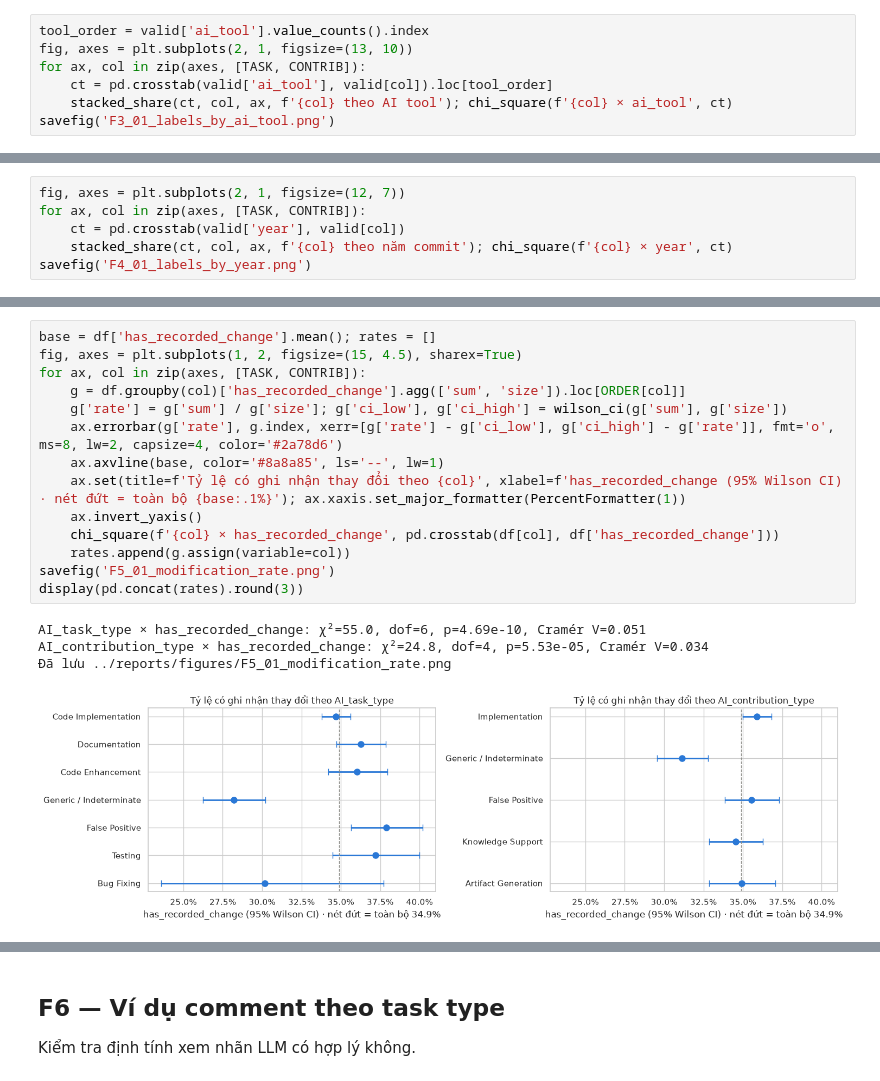
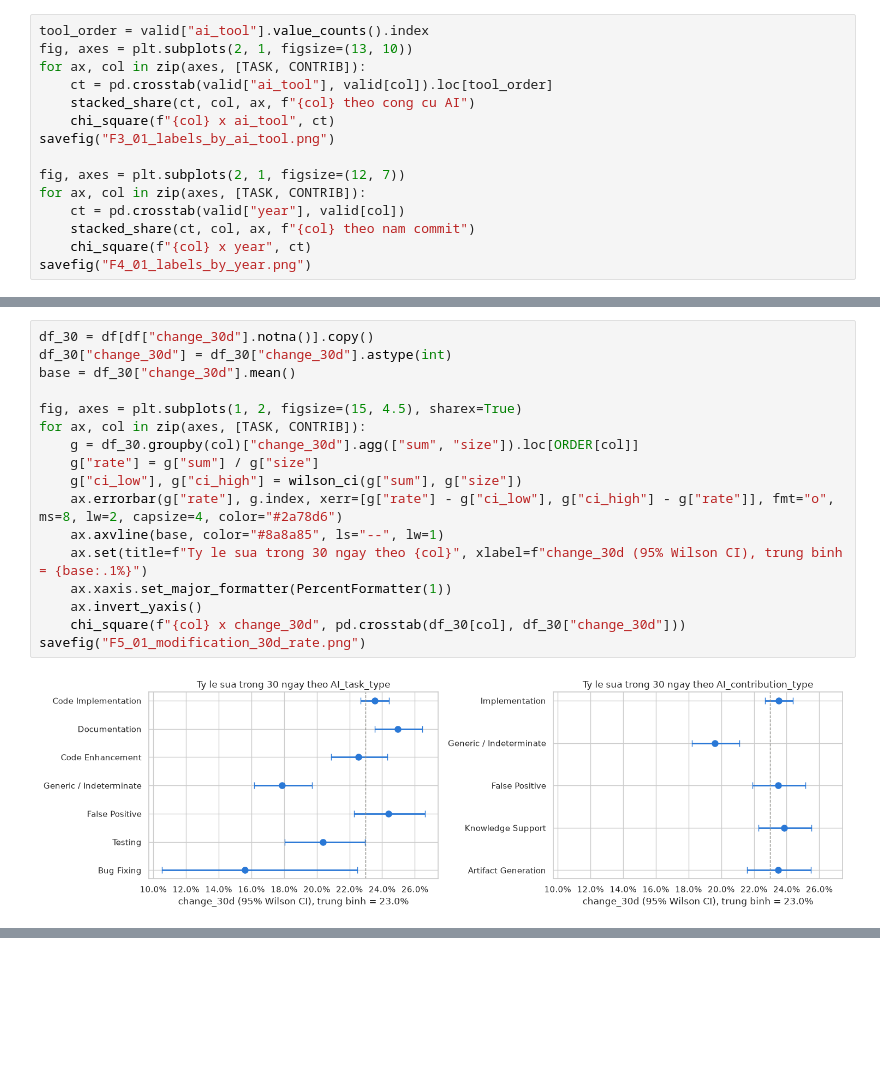
Before and after one commit to qtungnui07/Rise-in-AI-commits, a Jupyter notebook: notebooks/08_ai_task_contribution.ipynb, the cells around one changed output, grey strips where cells are left out. Cells and saved outputs as stored; diff of their text form; blank space fills up the shorter version.

```diff
--- a/notebooks/08_ai_task_contribution.ipynb
+++ b/notebooks/08_ai_task_contribution.ipynb
@@ -168,8 +138,16 @@ Chỉ dùng các dòng không bị gán `False Positive`. `ai_tool` lấy từ `
 # %%
-tool_order = valid['ai_tool'].value_counts().index
+tool_order = valid["ai_tool"].value_counts().index
 fig, axes = plt.subplots(2, 1, figsize=(13, 10))
 for ax, col in zip(axes, [TASK, CONTRIB]):
-    ct = pd.crosstab(valid['ai_tool'], valid[col]).loc[tool_order]
-    stacked_share(ct, col, ax, f'{col} theo AI tool'); chi_square(f'{col} × ai_tool', ct)
-savefig('F3_01_labels_by_ai_tool.png')
+    ct = pd.crosstab(valid["ai_tool"], valid[col]).loc[tool_order]
+    stacked_share(ct, col, ax, f"{col} theo cong cu AI")
+    chi_square(f"{col} x ai_tool", ct)
+savefig("F3_01_labels_by_ai_tool.png")
+
+fig, axes = plt.subplots(2, 1, figsize=(12, 7))
+for ax, col in zip(axes, [TASK, CONTRIB]):
+    ct = pd.crosstab(valid["year"], valid[col])
+    stacked_share(ct, col, ax, f"{col} theo nam commit")
+    chi_square(f"{col} x year", ct)
+savefig("F4_01_labels_by_year.png")
 # %% [output]
@@ -182,6 +155,0 @@ AI_contribution_type × ai_tool: χ²=1,653.7, dof=18, p=0.00e+00, Cramér V=0.1
-# %%
-fig, axes = plt.subplots(2, 1, figsize=(12, 7))
-for ax, col in zip(axes, [TASK, CONTRIB]):
-    ct = pd.crosstab(valid['year'], valid[col])
-    stacked_share(ct, col, ax, f'{col} theo năm commit'); chi_square(f'{col} × year', ct)
-savefig('F4_01_labels_by_year.png')
@@ -197,19 +160,19 @@ Outcome là `has_recorded_change` (khối code có ghi nhận lần thay đổi
 # %%
-base = df['has_recorded_change'].mean(); rates = []
+df_30 = df[df["change_30d"].notna()].copy()
+df_30["change_30d"] = df_30["change_30d"].astype(int)
+base = df_30["change_30d"].mean()
+
 fig, axes = plt.subplots(1, 2, figsize=(15, 4.5), sharex=True)
 for ax, col in zip(axes, [TASK, CONTRIB]):
-    g = df.groupby(col)['has_recorded_change'].agg(['sum', 'size']).loc[ORDER[col]]
-    g['rate'] = g['sum'] / g['size']; g['ci_low'], g['ci_high'] = wilson_ci(g['sum'], g['size'])
-    ax.errorbar(g['rate'], g.index, xerr=[g['rate'] - g['ci_low'], g['ci_high'] - g['rate']], fmt='o', ms=8, lw=2, capsize=4, color='#2a78d6')
-    ax.axvline(base, color='#8a8a85', ls='--', lw=1)
-    ax.set(title=f'Tỷ lệ có ghi nhận thay đổi theo {col}', xlabel=f'has_recorded_change (95% Wilson CI) · nét đứt = toàn bộ {base:.1%}'); ax.xaxis.set_major_formatter(PercentFormatter(1))
+    g = df_30.groupby(col)["change_30d"].agg(["sum", "size"]).loc[ORDER[col]]
+    g["rate"] = g["sum"] / g["size"]
+    g["ci_low"], g["ci_high"] = wilson_ci(g["sum"], g["size"])
+    ax.errorbar(g["rate"], g.index, xerr=[g["rate"] - g["ci_low"], g["ci_high"] - g["rate"]], fmt="o", ms=8, lw=2, capsize=4, color="#2a78d6")
+    ax.axvline(base, color="#8a8a85", ls="--", lw=1)
+    ax.set(title=f"Ty le sua trong 30 ngay theo {col}", xlabel=f"change_30d (95% Wilson CI), trung binh = {base:.1%}")
+    ax.xaxis.set_major_formatter(PercentFormatter(1))
     ax.invert_yaxis()
-    chi_square(f'{col} × has_recorded_change', pd.crosstab(df[col], df['has_recorded_change']))
-    rates.append(g.assign(variable=col))
-savefig('F5_01_modification_rate.png')
-display(pd.concat(rates).round(3))
+    chi_square(f"{col} x change_30d", pd.crosstab(df_30[col], df_30["change_30d"]))
+savefig("F5_01_modification_30d_rate.png")
 # %% [output]
-AI_task_type × has_recorded_change: χ²=55.0, dof=6, p=4.69e-10, Cramér V=0.051
-AI_contribution_type × has_recorded_change: χ²=24.8, dof=4, p=5.53e-05, Cramér V=0.034
-Đã lưu ../reports/figures/F5_01_modification_rate.png
-[figure, old version]
+[figure, new version]
@@ -229,4 +178,0 @@ AI_contribution_type × has_recorded_change: χ²=24.8, dof=4, p=5.53e-05, Cram
-# %% [markdown]
-## F6 — Ví dụ comment theo task type
-
-Kiểm tra định tính xem nhãn LLM có hợp lý không.
```
Also changed, not shown: parts of 29 cells of this notebook, 51 other files.
